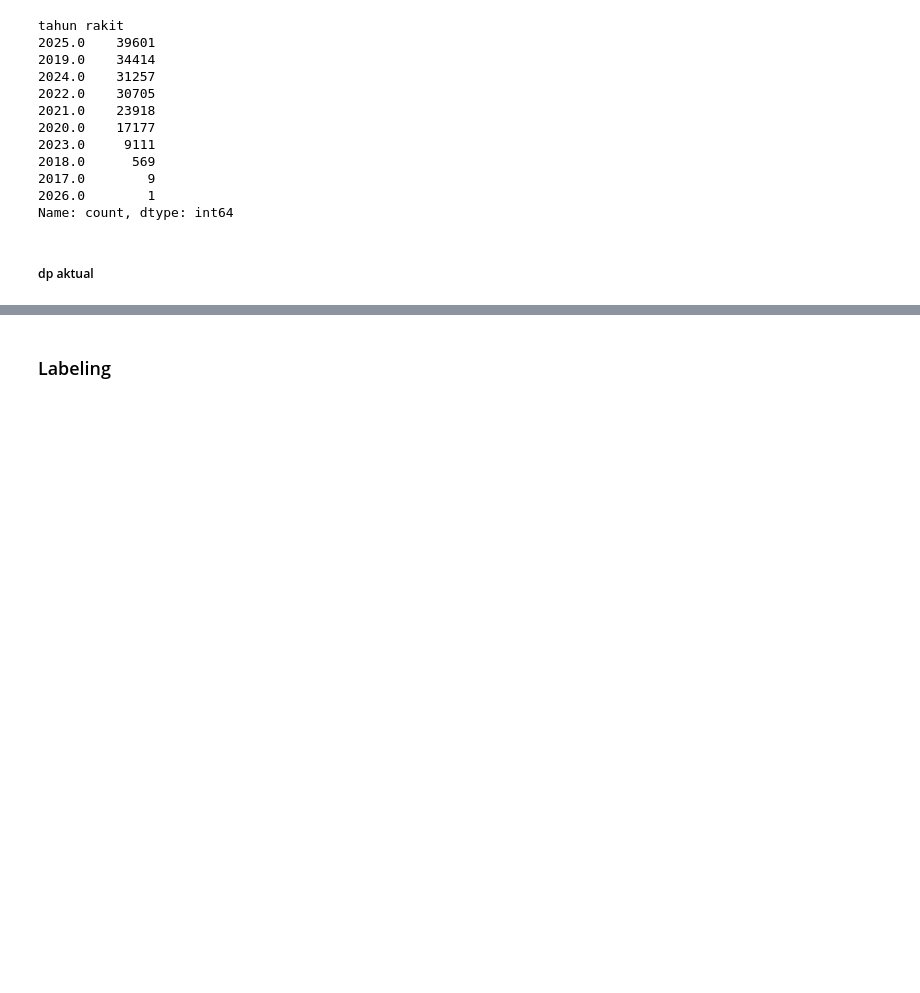
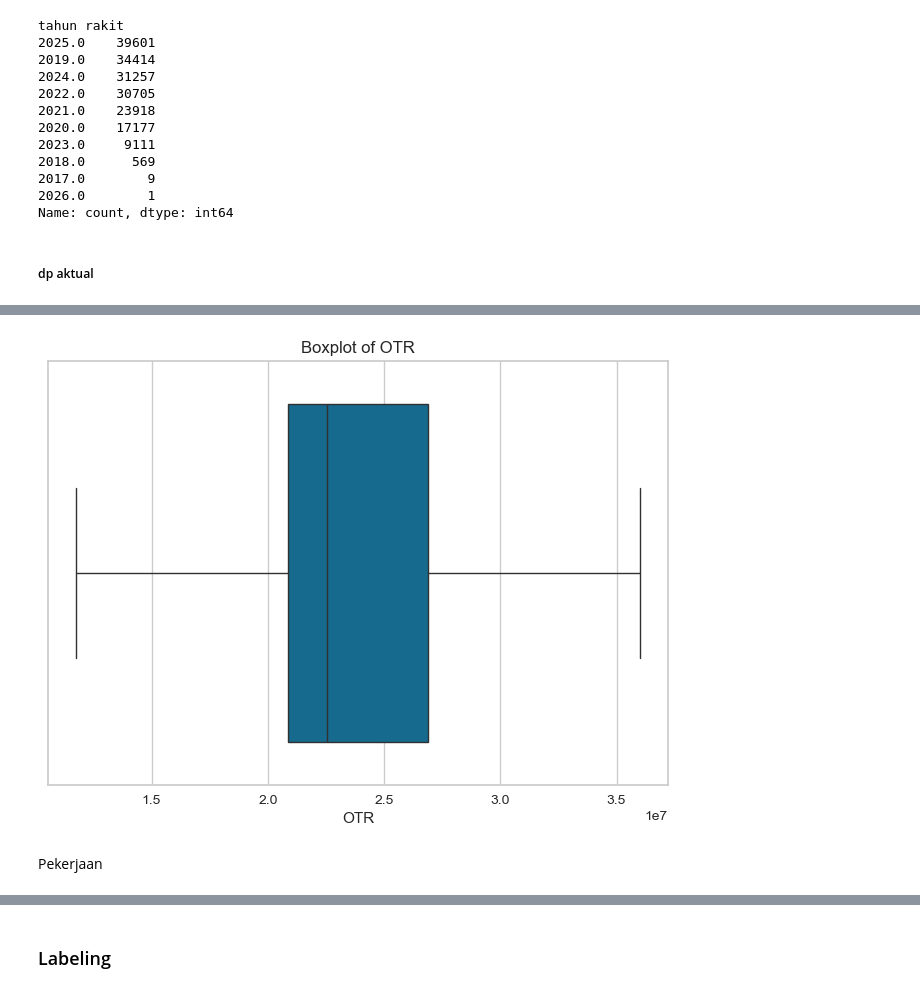
Before and after one commit to FauzanZF/UCSparc2026, a Jupyter notebook: fauzan969avere0.ipynb, the cells around one changed output, grey strips where cells are left out. Cells and saved outputs as stored; diff of their text form; code cells hidden in the pictures; blank space fills up the shorter version.

```diff
--- a/fauzan969avere0.ipynb
+++ b/fauzan969avere0.ipynb
@@ -697,22 +687,0 @@ plt.show()
-# %%
-#tes doang
-numerical_cols = df_labeling.select_dtypes(include=['int64','float64']).columns
-Q1 = df_labeling[numerical_cols].quantile(0.25)
-Q3 = df_labeling[numerical_cols].quantile(0.75)
-IQR = Q3 - Q1
-
-# Tentukan batas bawah dan atas
-lower_bound = Q1 - 1.5 * IQR
-upper_bound = Q3 + 1.5 * IQR
-
-
-# Pindahkan outlier ke batas (capping)
-for col in numerical_cols:
-    df_labeling[col] = np.where(df_labeling[col] < lower_bound[col],
-                                lower_bound[col],
-                                df_labeling[col])
-    df_labeling[col] = np.where(df_labeling[col] > upper_bound[col],
-                                upper_bound[col],
-                                df_labeling[col])
-#jumlah data yang dicapping
-    print(f'Jumlah data yang dicapping pada kolom {col}: {((df_labeling[col] == lower_bound[col]) | (df_labeling[col] == upper_bound[col])).sum()}')
@@ -798,0 +712,18 @@ dp aktual anomali
+# %%
+#capping OTR
+Q1 = df_labeling['OTR'].quantile(0.25)
+Q3 = df_labeling['OTR'].quantile(0.75)
+IQR = Q3 - Q1
+
+lower = Q1 - 1.5 * IQR
+upper = Q3 + 1.5 * IQR
+
+df_labeling['OTR'] = df_labeling['OTR'].clip(lower, upper)
+# %%
+sns.boxplot(x='OTR', data=df_labeling)
+plt.title('Boxplot of OTR')
+plt.show()
+# %% [output]
+[figure, added]
+# %% [markdown]
+Pekerjaan
```
Also changed, not shown: parts of 52 cells of this notebook.
